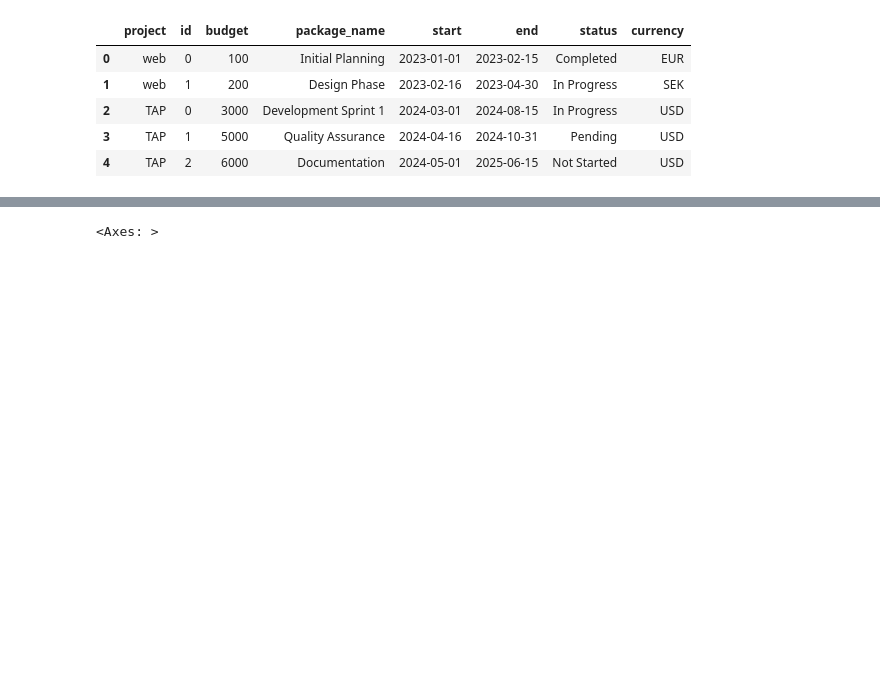
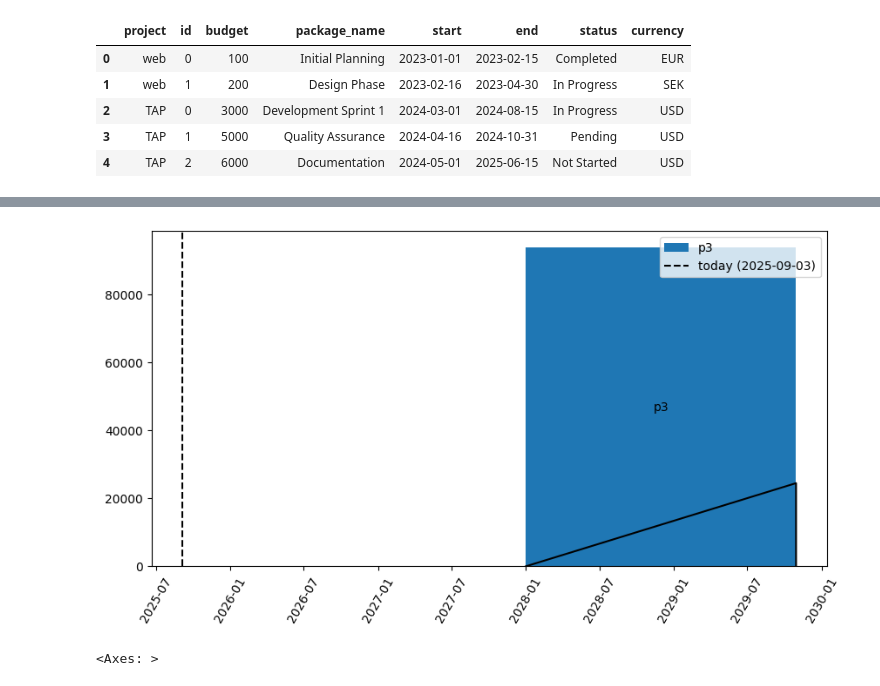
Before and after one commit to amirhoseinbidar/plot-proj, a Jupyter notebook: project.ipynb, the cells around one changed output, grey strips where cells are left out. Saved outputs shown, nothing was run; the diff lists cells and outputs as text; code cells hidden in the pictures; blank space fills up the shorter version.

```diff
--- a/project.ipynb
+++ b/project.ipynb
@@ -252,3 +256,21 @@ plt.show()
+# %%
+fig, ax = plt.subplots(figsize=(10, 5))
+
+plot_projects_budget(
+    budget_df[budget_df["project"] == "p3"], priority_type, priority_ascending, ax=ax
+)
+plot_staff_proportional_cost(
+    participation_df,
+    cost_df,
+    budget_df,
+    "p3",
+    ax=ax,
+    color="black",
+    plot_today=False,
+)
+plt.show()
+# %% [output]
+[figure, added]
 # %%
 fig, ax = plt.subplots(figsize=(14, 8))
 
```
Also changed, not shown: parts of 16 cells of this notebook, 3 other files.
